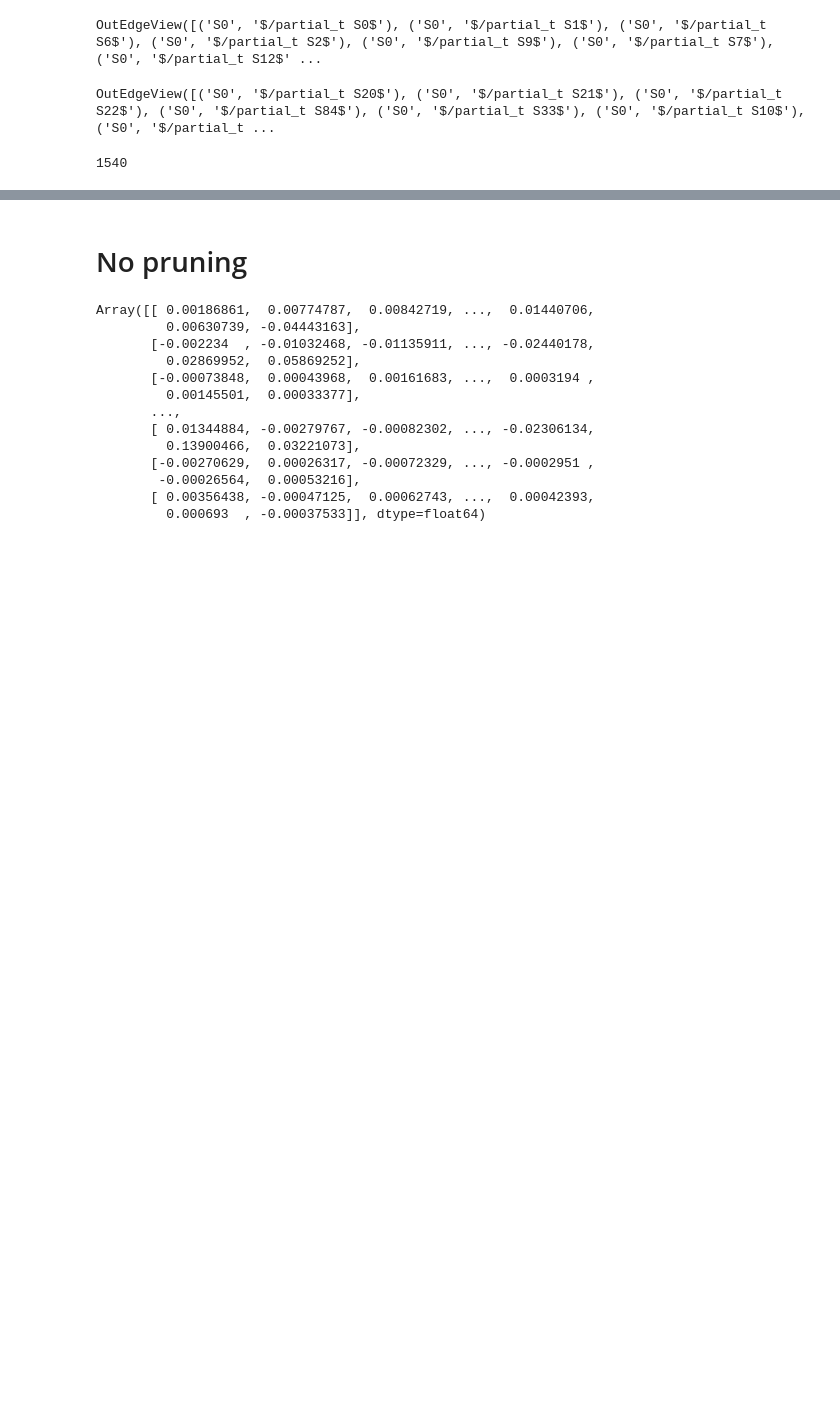
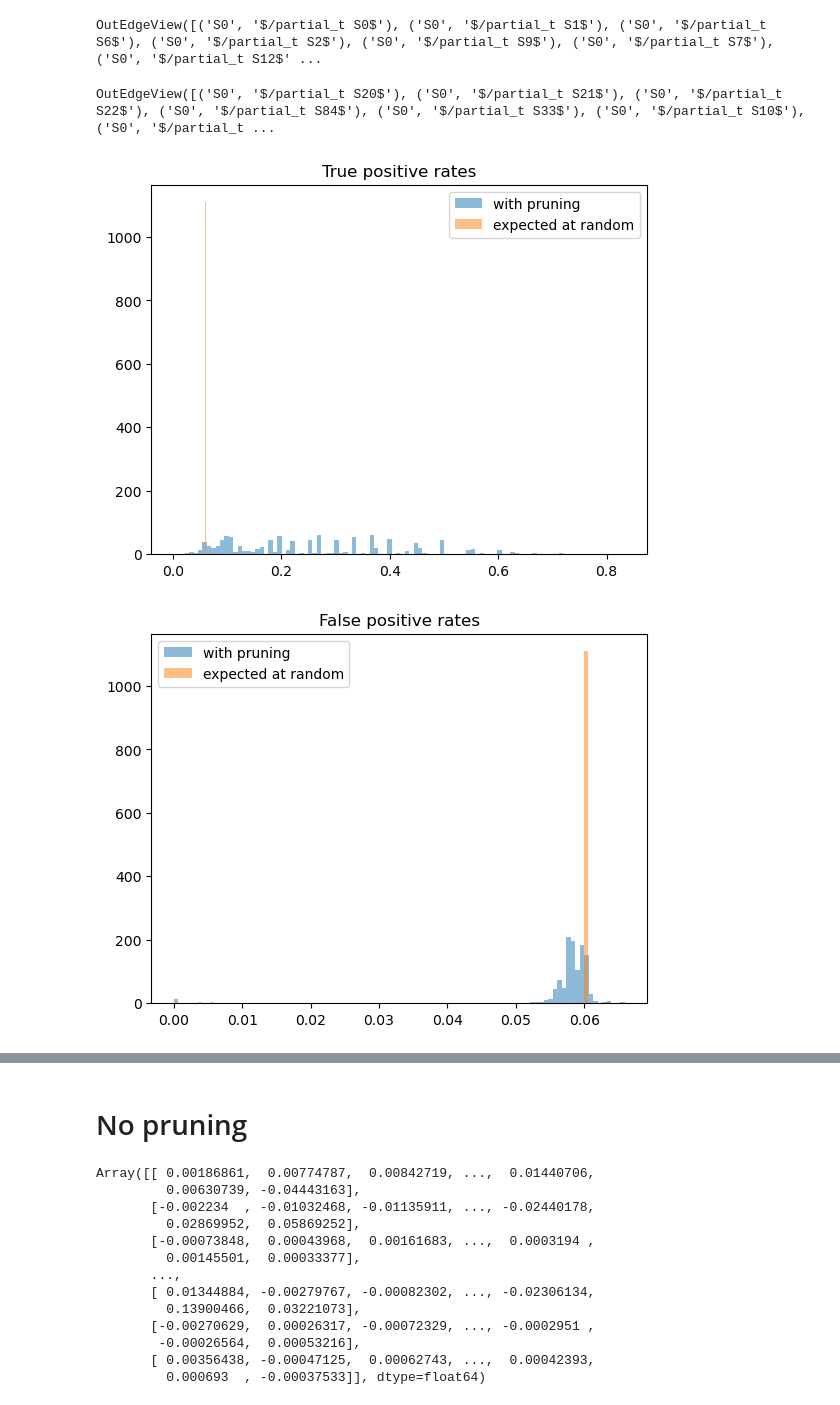
Before and after one commit to TheoBourdais/ComputationalHypergraphDiscovery, a Jupyter notebook: process big chemical reaction uniform data.ipynb, the cells around one changed output, grey strips where cells are left out. Drawn from its saved outputs; the diff is of its cells as text; code cells hidden in the pictures; blank space fills up the shorter version.

```diff
--- a/process big chemical reaction uniform data.ipynb
+++ b/process big chemical reaction uniform data.ipynb
@@ -252,26 +390,3 @@ OutEdgeView([('S0', '$/partial_t S0$'), ('S0', '$/partial_t S1$'), ('S0', '$/par
 graph_discovery.G.edges
 # %% [output]
 OutEdgeView([('S0', '$/partial_t S20$'), ('S0', '$/partial_t S21$'), ('S0', '$/partial_t S22$'), ('S0', '$/partial_t S84$'), ('S0', '$/partial_t S33$'), ('S0', '$/partial_t S10$'), ('S0', '$/partial_t ...
-# %%
-#compute the true positives and false negatives. For each edge in graph_discovery.G, if it is in true_graph, it is a true positive, otherwise it is a false positive
-#true_graph is a networkx graph, graph_discovery.G is a networkx graph
-true_positives=0
-false_positives=0
-false_negatives=0
-true_negatives=0
-for edge in graph_discovery.G.edges:
-    if edge in true_graph.edges:
-        true_positives+=1
-    else:
-        false_positives+=1
-
-for edge in true_graph.edges:
-    if edge not in graph_discovery.G.edges:
-        if edge[1] in treated and len(nx.ancestors(true_graph,edge[1]))<69:
-            false_negatives+=1
-#compute true negatives
-
-
-false_negatives
-# %% [output]
-1540
@@ -277,0 +442,22 @@ false_negatives
+# %%
+plt.figure()
+data=list(true_positive_rates.values())
+data_random=list(random_true_positive_rates.values())
+plt.hist(data,bins=100,density=False,alpha=0.5,label='with pruning')
+plt.hist(data_random,bins=100,density=False,alpha=0.5,label='expected at random',range=(0,1))
+plt.title('True positive rates')
+plt.legend()
+plt.figure()
+plt.hist(list(false_positive_rates.values()),bins=100,density=False,alpha=0.5,label='with pruning')
+plt.hist(list(random_false_positive_rates.values()),bins=100,density=False,alpha=0.5,label='expected at random')
+plt.title('False positive rates')
+plt.legend()
+plt.figure()
+plt.hist(list(false_discovery_rates.values()),bins=100,density=False,alpha=0.5,label='with pruning')
+plt.hist(list(random_false_discovery_rates.values()),bins=100,density=False,alpha=0.5,label='expected at random')
+plt.title('False discovery rates')
+plt.legend()
+plt.show()
+# %% [output]
+[figure, added]
+[figure, added]
```
Also changed, not shown: parts of 24 cells of this notebook, 3 other files.
